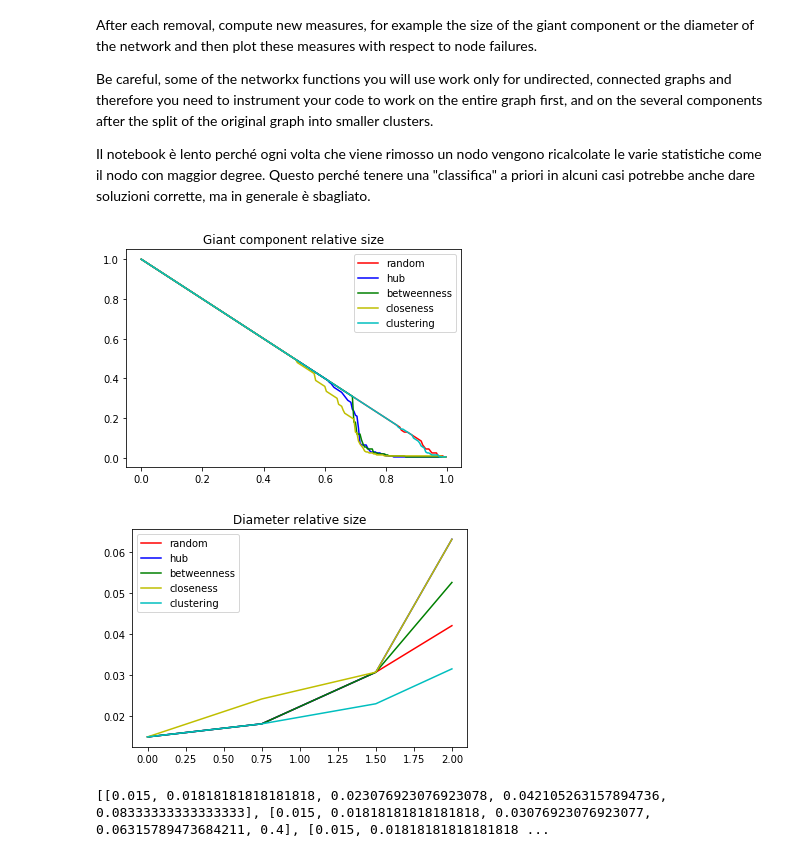
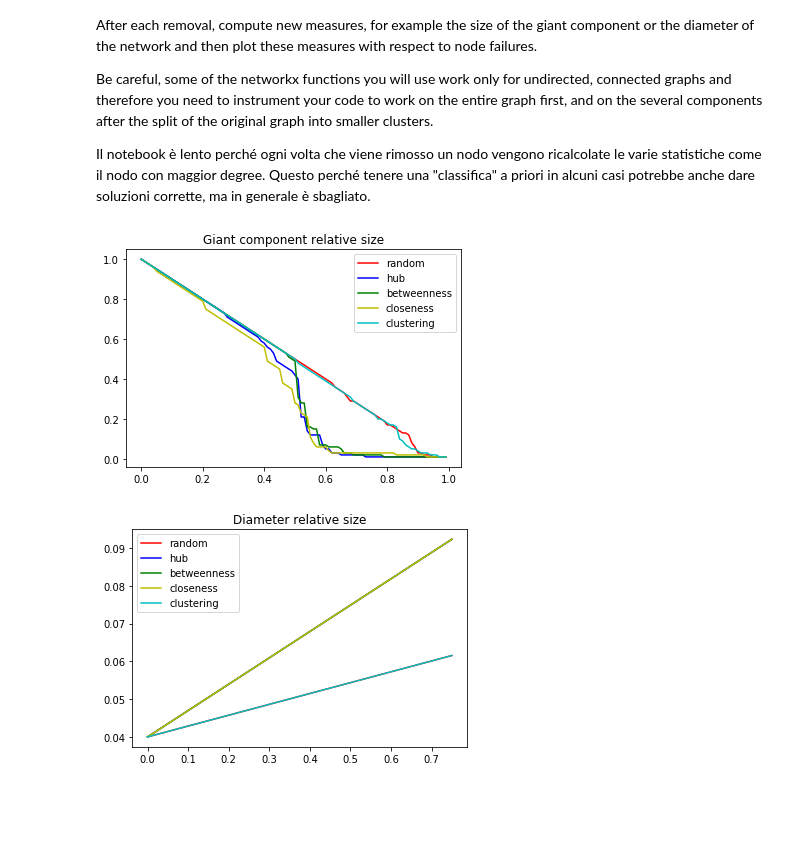
Before and after one commit to andreb86/GrA-1718, a Jupyter notebook: second_assignment/report.ipynb, the cells around one changed output. Drawn from its saved outputs; the diff is of its cells as text; code cells hidden in the pictures; blank space fills up the shorter version.

```diff
--- a/second_assignment/report.ipynb
+++ b/second_assignment/report.ipynb
@@ -14,7 +14,7 @@ Il notebook è lento perché ogni volta che viene rimosso un nodo vengono ricalc
 import networkx
 #graph = networkx.read_edgelist("../graphs/p2p-Gnutella31.txt")
 #graph = networkx.read_edgelist("../graphs/power-grid.txt")
-graph = networkx.gnp_random_graph(200, 0.1)
+graph = networkx.gnp_random_graph(100, 0.1)
 # %%
 # Import functions
 import random
@@ -112,7 +112,7 @@ plt.title("Giant component relative size")
 plt.legend()
 plt.show()
 # %% [output]
-[figure, old version]
+[figure, new version]
 # %%
 # Analyze diameter
 def get_diameter(G):
@@ -187,21 +187,19 @@ for j in range(len(graph) - 1):
 # %%
 # Plotting diameter results
 
-x = [0, 0.75, 1.50, 2]
+x = [0, 0.75]
 
 legends = ["random", "hub", "betweenness", "closeness", "clustering"]
 colors = ['r', 'b', 'g', 'y', 'c', 'm', 'k']
 
 for i in range(len(diameters)):
     # Rimuovo dai diametri l'ultimo elemento perché non ha valore
     plt.plot(x, diameters[i][:-1], colors[i], label=legends[i])
 
 plt.title("Diameter relative size")
 plt.legend()
 plt.show()
 # %% [output]
-[figure, old version]
+[figure, new version]
 # %%
 print(diameters)
-# %% [output]
-[[0.015, 0.01818181818181818, 0.023076923076923078, 0.042105263157894736, 0.08333333333333333], [0.015, 0.01818181818181818, 0.03076923076923077, 0.06315789473684211, 0.4], [0.015, 0.01818181818181818 ...
```
Also changed, not shown: 9 other files.
